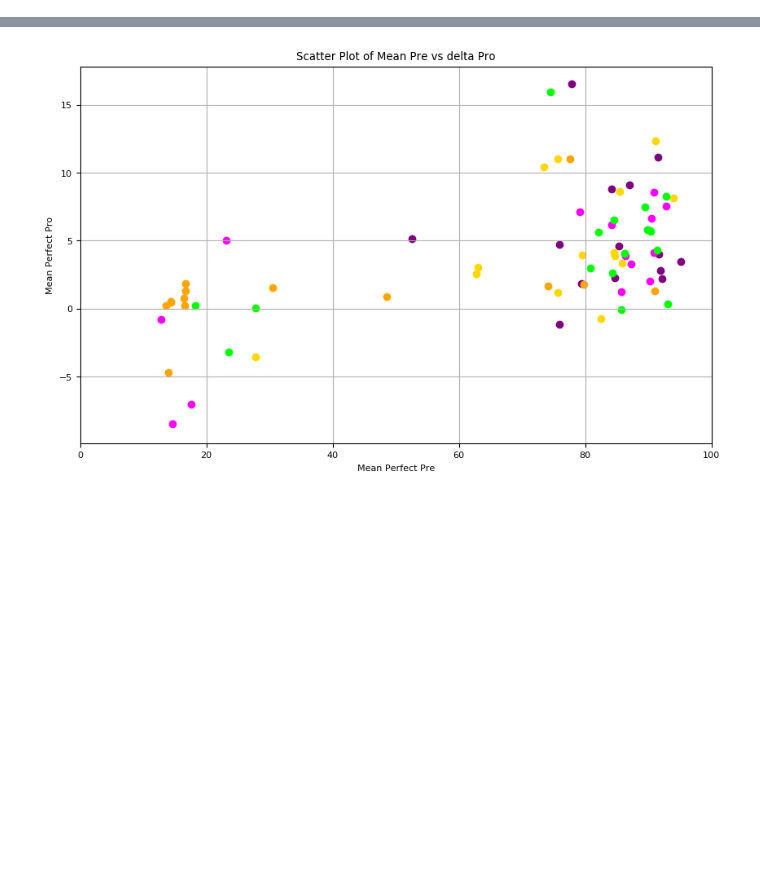
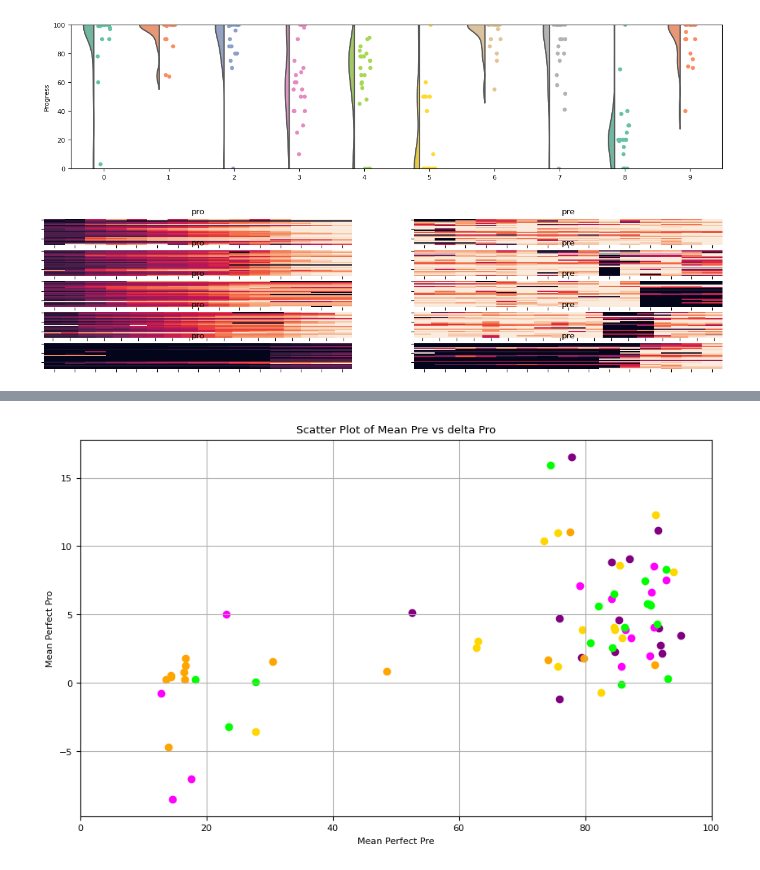
Before and after one commit to HangYu8123/Online_study_website, a Jupyter notebook: Phase_2/data/data_ana_phase2.ipynb, the cells around one changed output, grey strips where cells are left out. Cells and saved outputs as stored; diff of their text form; code cells hidden in the pictures; blank space fills up the shorter version.

```diff
--- a/Phase_2/data/data_ana_phase2.ipynb
+++ b/Phase_2/data/data_ana_phase2.ipynb
@@ -269,0 +280,60 @@ plt.show()
+# %%
+import ptitprince as pt
+#plot a half voilin plot for the end point of each category
+# and plot pro and pre side by side
+# Create a figure instance
+
+
+
+fig_width = 7.16*2   # width in inches
+fig_height = (fig_width / 36) * 8 # height in inches to maintain 9:6 ratio for each subplot
+fig, ax = plt.subplots(figsize=(fig_width, fig_height))
+
+# Create a raincloud plot
+## plot pro and pre side by side
+# each dot is the last element of the array
+# Create a raincloud plot
+# reference code
+# pal = "Set2"
+# f, ax = plt.subplots(figsize=(7, 5))
+# ax=pt.half_violinplot(  data =data ,
+#                       palette = pal, bw = .2,scale = "area", width = .6, inner = None)
+# ax=sns.stripplot( data = data, palette = pal, edgecolor = "white",
+# size = 5, jitter = 1, zorder = 0)
+# ax=sns.boxplot( data = data, color = "black", width = .15, zorder = 10,\
+#                showcaps = True, boxprops = {'facecolor':'none', "zorder":10},\
+# showfliers=True, whiskerprops = {'linewidth':2, "zorder":10},\
+# saturation = 1)
+# plt.ylabel("Number of Significant", fontsize = 30)
+# plt.ylim(0,45)
+# ax.set_xticklabels(["Binary", "Scalar"])
+# #plt.ylabel("y - label")
+
+pro_perfect_end = [x[-1] for x in perfect_pro]
+pre_perfect_end = [x[-1] for x in perfect_pre]
+
+pro_imperfect_end = [x[-1] for x in imperfect_pro]
+pre_imperfect_end = [x[-1] for x in imperfect_pre]
+
+pro_non_recover_end = [x[-1] for x in non_recover_pro]
+pre_non_recover_end = [x[-1] for x in non_recover_pre]
+
+pro_recover_end = [x[-1] for x in recover_pro]
+pre_recover_end = [x[-1] for x in recover_pre]
+
+pro_error_end = [x[-1] for x in error_pro]
+pre_error_end = [x[-1] for x in error_pre]
+
+data = [pro_perfect_end, pre_perfect_end, pro_imperfect_end, pre_imperfect_end, pro_non_recover_end, pre_non_recover_end, pro_recover_end, pre_recover_end, pro_error_end, pre_error_end]
+pal = "Set2"
+ax=pt.half_violinplot(  data =data ,
+                      palette = pal, bw = .4,scale = "area", width = .6, inner = None)
+ax=pt.half_violinplot(  data =data ,
+                        palette = pal, bw = .4,scale = "area", width = .6, inner = None)
+ax=pt.stripplot( data = data, palette = pal, edgecolor = "white",
+size = 5, jitter = 1, zorder = 0)
+plt.ylabel("Progress", fontsize = 8)
+plt.ylim(0,100)
+# %% [output]
+[figure, added]
+[figure, added]
```
Also changed, not shown: parts of 11 cells of this notebook, 2 other files.
